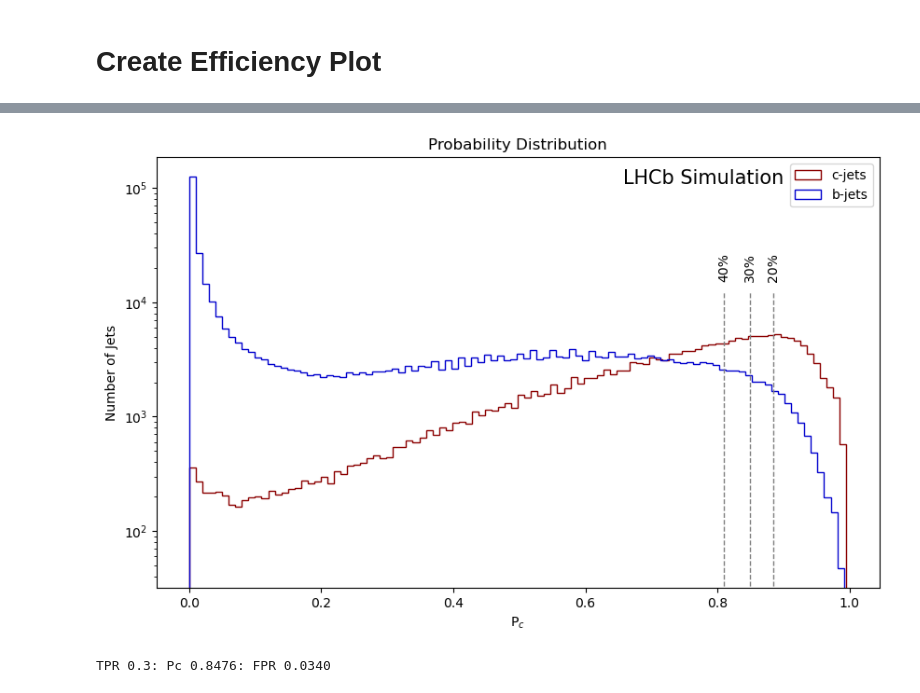
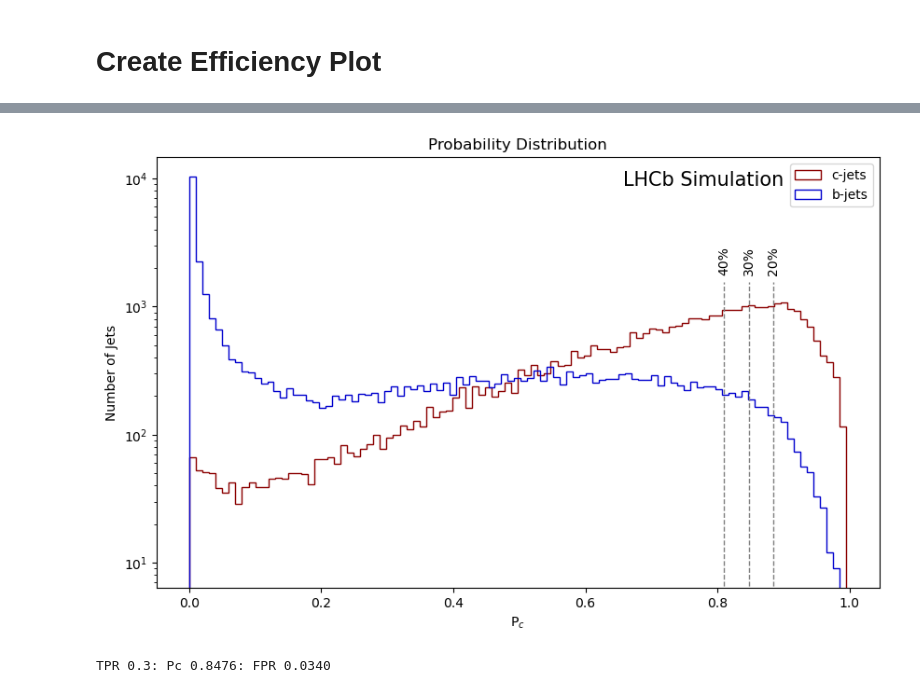
Before and after one commit to gpesticci/Jet-GNN, a Jupyter notebook: cGNN.ipynb, the cells around one changed output, grey strips where cells are left out. Saved outputs shown, nothing was run; the diff lists cells and outputs as text; code cells hidden in the pictures.

```diff
--- a/cGNN.ipynb
+++ b/cGNN.ipynb
@@ -548,11 +560,10 @@ plt.plot(fpr, tpr, color='navy', label=f'ROC curve (AUC = {auc:.4f})')
 plt.plot([0, 1], [0, 1], color='grey', linestyle='--', label='Baseline (AUC = 0.5)')
 plt.xlim([0.0, 1.0])
 plt.ylim([0.0, 1.0])
-plt.style.use('default')
 plt.ylabel('Signal Efficiency')
 plt.xlabel('False Positive Rate (FPR)')
 plt.title('Receiver Operating Characteristics (ROC)')
-plt.text(0.85, 0.10, "LHCb Simulation", fontsize=14, transform=plt.gca().transAxes, verticalalignment='center', horizontalalignment='center')
+plt.text(0.85, 0.15, "LHCb Simulation", fontsize=14, transform=plt.gca().transAxes, verticalalignment='center', horizontalalignment='center')
 plt.legend(loc='lower right')
 plt.show()
 # %% [output]
@@ -595,34 +624,0 @@ plt.show()
-# %%
-# Prepare model
-model.eval()
-data = next(iter(test_loader))
-x, edge_index, batch = data.x, data.edge_index, data.batch
-
-G = nx.Graph()
-edges = list(zip(edge_index[0].numpy(), edge_index[1].numpy()))
-G.add_edges_from(edges)
-
-feature_importances = np.zeros(x.size(1))
-
-for feature_idx in range(x.size(1)):
-    x_perturbed = x.clone()
-    x_perturbed[:, feature_idx] = 0
-
-    # Predict with original features
-    with torch.no_grad():
-        orig_pred = model(x, edge_index, batch)
-        perturbed_pred = model(x_perturbed, edge_index, batch)
-
-    # Compute importance - difference in predictions
-    importance = torch.mean(torch.abs(orig_pred - perturbed_pred))
-    feature_importances[feature_idx] = importance
-
-importance_df = pd.DataFrame({'Feature': feature_cols, 'Importance': feature_importances})
-print(importance_df)
-
-plt.figure(figsize=(12, 12))
-sns.barplot(x='Importance', y='Feature', data=importance_df, palette='viridis', hue='Feature', dodge=False)
-plt.title('Feature Importance')
-plt.xlabel('Importance')
-plt.ylabel('Feature')
-plt.show()
@@ -760,8 +737,8 @@ model.load_state_dict(torch.load('full_cb_model1.pth'))
 model = model.to('cpu')
 # %%
 # Separate b and q data from testing dataset (preprocessed)
-c = validation_df[validation_df.IsC == 1]
-b = validation_df[validation_df.IsC == 0]
+c = test_df[test_df.IsC == 1]
+b = test_df[test_df.IsC == 0]
 
 c_data = create_graphs(c, feature_cols)
 b_data = create_graphs(b, feature_cols)
@@ -797,36 +774,36 @@ def plot_probability_distribution(c_prob, b_prob, target_efficiencies):
     sorted_c_prob = np.sort(c_prob)[::-1]
 
     # Calculate cutoffs for each efficiency level
     cutoffs = {}
     for efficiency in target_efficiencies:
         cutoff_index = int(len(sorted_c_prob) * efficiency)
         cutoffs[efficiency] = sorted_c_prob[cutoff_index - 1] if cutoff_index > 0 else sorted_c_prob[0]
 
     # Plot histograms for b-jet and q-jet probabilities
     plt.figure(figsize=(10, 6))
     c_values, c_bins, _ = plt.hist(c_prob, bins=100, label='c-jets', color='darkred', histtype='step')
     b_values, b_bins, _ = plt.hist(b_prob, bins=100, label='b-jets', color='mediumblue', histtype='step')
 
     max_y = max(max(c_values), max(b_values))
 
     # Mark cutoffs for selected efficiencies
     for i, (efficiency, cutoff) in enumerate(cutoffs.items()):
-        plt.vlines(x=cutoff, ymin=0, ymax=max_y * 0.1, color='grey', linestyle='--', linewidth=1)
-        plt.text(cutoff, max_y*0.12, f'{int(efficiency * 100)}%', ha='center', va='bottom', rotation=90)
+        plt.vlines(x=cutoff, ymin=0, ymax=max_y * 0.15, color='grey', linestyle='--', linewidth=1)
+        plt.text(cutoff, max_y*0.17, f'{int(efficiency * 100)}%', ha='center', va='bottom', rotation=90)
 
 
     plt.xlabel("P$_c$")
     plt.ylabel("Number of Jets")
     plt.text(0.9, max_y * 0.8, "LHCb Simulation", fontsize=15, verticalalignment='bottom', horizontalalignment='right')
     plt.title("Probability Distribution")
     plt.yscale('log')
     plt.legend(loc='best')
     plt.show()
 
 target_efficiencies = [0.2, 0.3, 0.4]
 plot_probability_distribution(c_prob, b_prob, target_efficiencies)
 # %% [output]
-[figure, old version]
+[figure, new version]
 # %%
 fpr, tpr, thresholds, auc = np.load('full_cb_roc_data1.npy', allow_pickle=True)
 # %%
```
Also changed, not shown: parts of 12 cells of this notebook.
